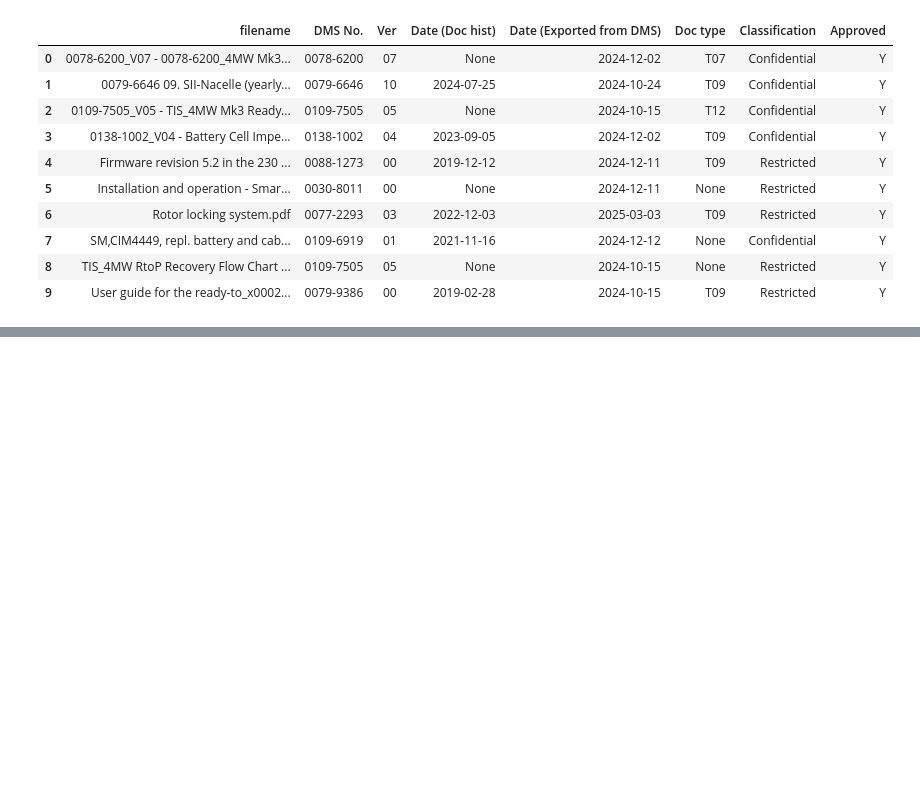
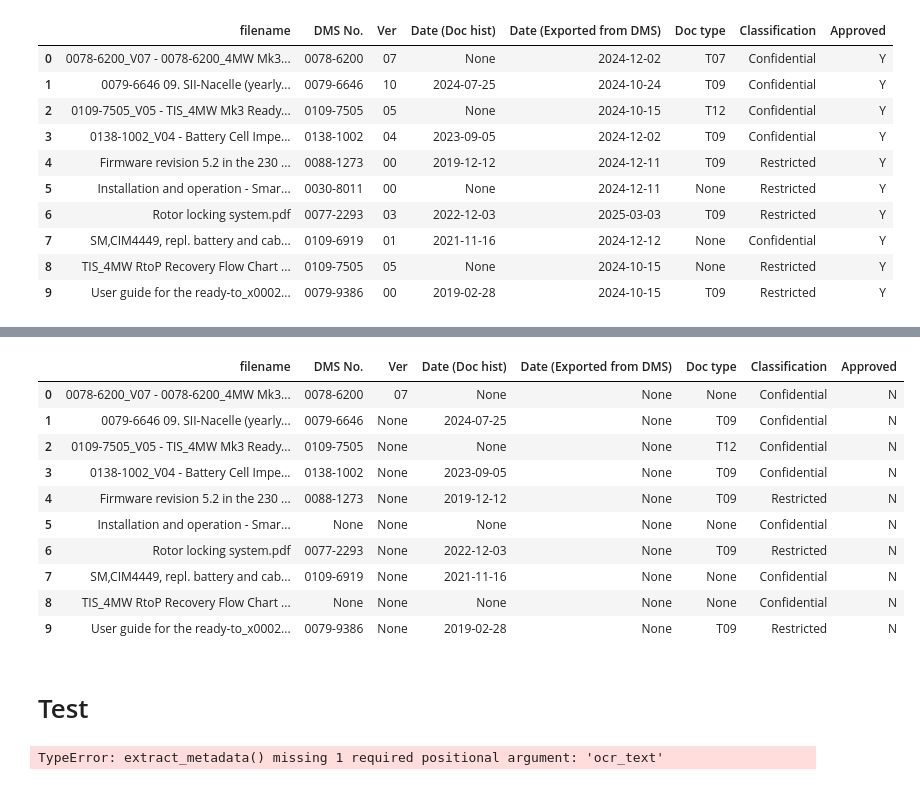
Before and after one commit to Haldan-NC/RAG_LLM_POC_v1, a Jupyter notebook: notebooks/meta-data-extraction-other-d.ipynb, the cells around one changed output, grey strips where cells are left out. Drawn from its saved outputs; the diff is of its cells as text; code cells hidden in the pictures; blank space fills up the shorter version.

```diff
--- a/notebooks/meta-data-extraction-other-d.ipynb
+++ b/notebooks/meta-data-extraction-other-d.ipynb
@@ -343,0 +758,16 @@ df_hybrid
+# %%
+df_hybrid
+# %% [output]
+|  | filename | DMS No. | Ver | Date (Doc hist) | Date (Exported from DMS) | Doc type | Classification | Approved |
+| 0 | 0078-6200_V07 - 0078-6200_4MW Mk3... | 0078-6200 | 07 | None | None | None | Confidential | N |
+| 1 | 0079-6646 09. SII-Nacelle (yearly... | 0079-6646 | None | 2024-07-25 | None | T09 | Confidential | N |
+| 2 | 0109-7505_V05 - TIS_4MW Mk3 Ready... | 0109-7505 | None | None | None | T12 | Confidential | N |
+| 3 | 0138-1002_V04 - Battery Cell Impe... | 0138-1002 | None | 2023-09-05 | None | T09 | Confidential | N |
+| 4 | Firmware revision 5.2 in the 230 ... | 0088-1273 | None | 2019-12-12 | None | T09 | Restricted | N |
+| 5 | Installation and operation - Smar... | None | None | None | None | None | Confidential | N |
+| 6 | Rotor locking system.pdf | 0077-2293 | None | 2022-12-03 | None | T09 | Restricted | N |
+| 7 | SM,CIM4449, repl. battery and cab... | 0109-6919 | None | 2021-11-16 | None | None | Confidential | N |
+| 8 | TIS_4MW RtoP Recovery Flow Chart ... | None | None | None | None | None | Confidential | N |
+| 9 | User guide for the ready-to_x0002... | 0079-9386 | None | 2019-02-28 | None | T09 | Restricted | N |
+# %% [markdown]
+# Test
@@ -343,0 +811,6 @@ df_hybrid
+# %%
+pdf_folder = r"C:\Users\emlu\OneDrive - Netcompany\Desktop\Virtual Tech Vestas\RAG_LLM_POC_v1\data\Vestas_RTP\Documents\Documents"
+
+df_ocr_fast = extract_metadata(pdf_folder)
+# %% [output]
+TypeError: extract_metadata() missing 1 required positional argument: 'ocr_text'
```
Also changed, not shown: parts of 28 cells of this notebook, 8 other files.
